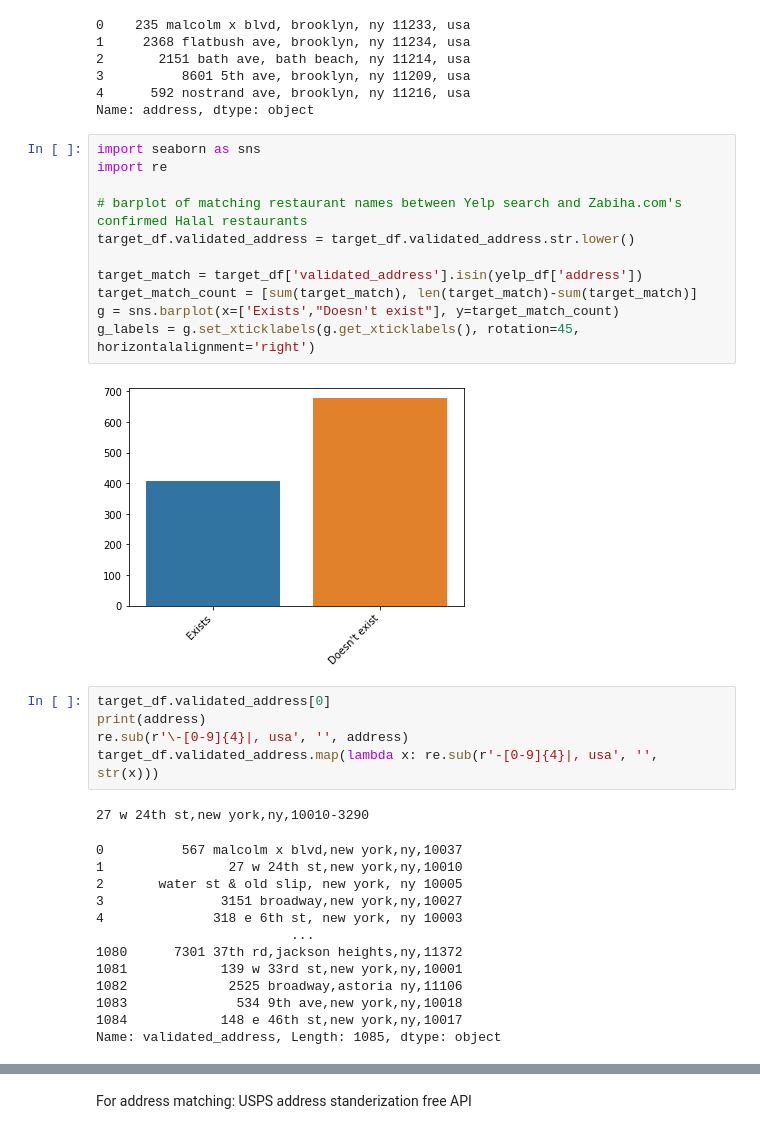
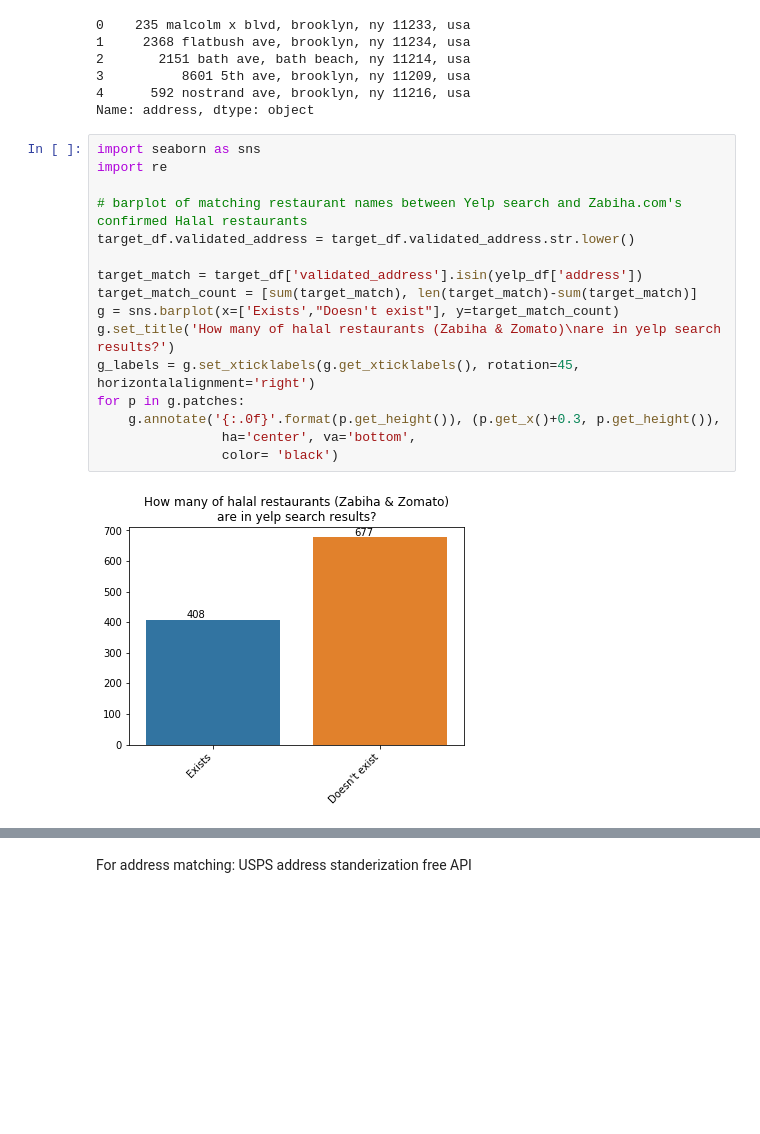
Before and after one commit to WAzaizeh/Halal_o_Meter, a Jupyter notebook: src/data/EDA/Yelp_reviews_EDA.ipynb, the cells around one changed output, grey strips where cells are left out. Drawn from its saved outputs; the diff is of its cells as text; blank space fills up the shorter version.

```diff
--- a/src/data/EDA/Yelp_reviews_EDA.ipynb
+++ b/src/data/EDA/Yelp_reviews_EDA.ipynb
@@ -244,32 +249,18 @@ Name: address, dtype: object
 # %%
 import seaborn as sns
 import re
 
 # barplot of matching restaurant names between Yelp search and Zabiha.com's confirmed Halal restaurants
 target_df.validated_address = target_df.validated_address.str.lower()
 
 target_match = target_df['validated_address'].isin(yelp_df['address'])
 target_match_count = [sum(target_match), len(target_match)-sum(target_match)]
 g = sns.barplot(x=['Exists',"Doesn't exist"], y=target_match_count)
+g.set_title('How many of halal restaurants (Zabiha & Zomato)\nare in yelp search results?')
 g_labels = g.set_xticklabels(g.get_xticklabels(), rotation=45, horizontalalignment='right')
+for p in g.patches:
+    g.annotate('{:.0f}'.format(p.get_height()), (p.get_x()+0.3, p.get_height()),
+                ha='center', va='bottom',
+                color= 'black')
 # %% [output]
-[figure, old version]
+[figure, new version]
-# %%
-target_df.validated_address[0]
-print(address)
-re.sub(r'\-[0-9]{4}|, usa', '', address)
-target_df.validated_address.map(lambda x: re.sub(r'-[0-9]{4}|, usa', '', str(x)))
-# %% [output]
-27 w 24th st,new york,ny,10010-3290
-0          567 malcolm x blvd,new york,ny,10037
-1                27 w 24th st,new york,ny,10010
-2       water st & old slip, new york, ny 10005
-3               3151 broadway,new york,ny,10027
-4              318 e 6th st, new york, ny 10003
-                         ...
-1080      7301 37th rd,jackson heights,ny,11372
-1081            139 w 33rd st,new york,ny,10001
-1082             2525 broadway,astoria ny,11106
-1083              534 9th ave,new york,ny,10018
-1084            148 e 46th st,new york,ny,10017
-Name: validated_address, Length: 1085, dtype: object
```
Also changed, not shown: parts of 9 cells of this notebook, 3 other files.
